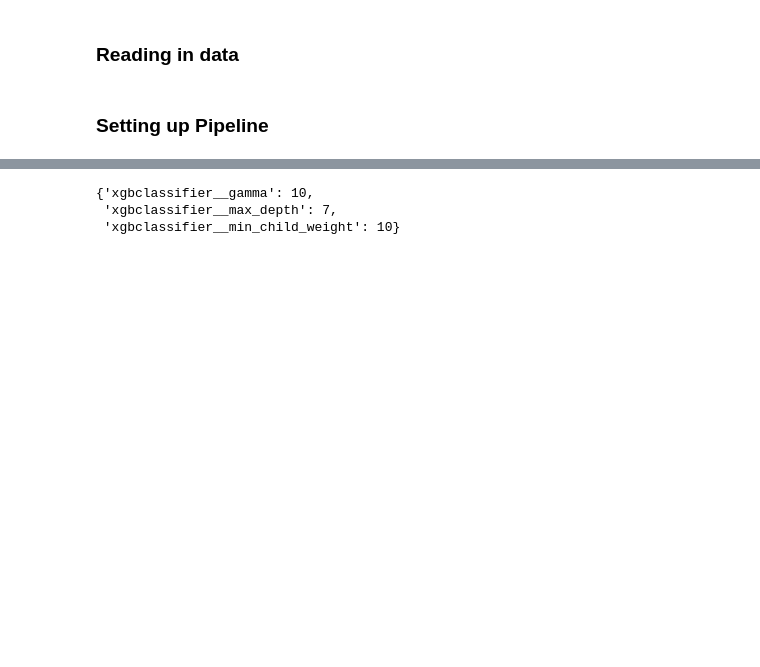
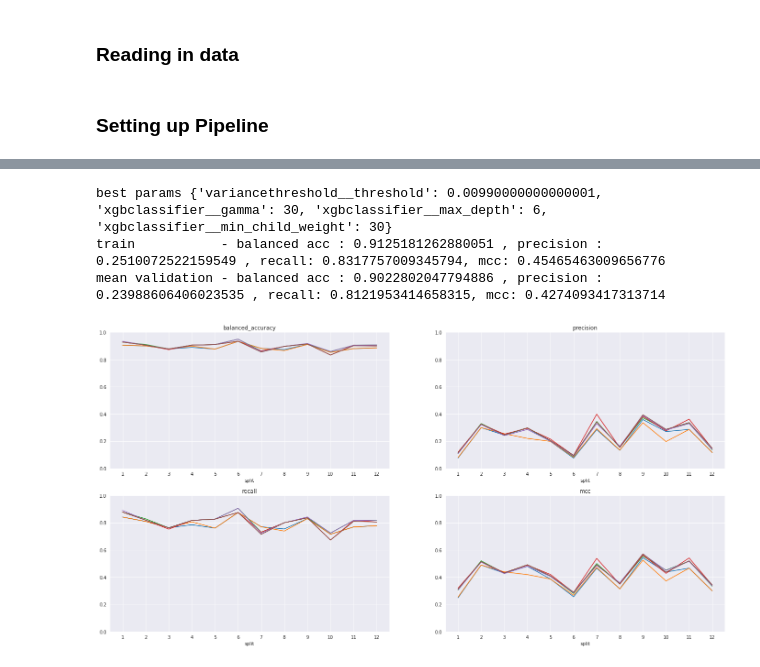
Before and after one commit to ngcheeyuan/Fraud_Detection_Capstone, a Jupyter notebook: Capstone_Final_Model_TS.ipynb, the cells around one changed output, grey strips where cells are left out. Saved outputs shown, nothing was run; the diff lists cells and outputs as text; code cells hidden in the pictures; blank space fills up the shorter version.

```diff
--- a/Capstone_Final_Model_TS.ipynb
+++ b/Capstone_Final_Model_TS.ipynb
@@ -418,6 +492,7 @@ GridSearchCV(cv=[(RangeIndex(start=0, stop=923485, step=1),
-# %%
-gs.best_params_
-# %% [output]
-{'xgbclassifier__gamma': 10,
- 'xgbclassifier__max_depth': 7,
- 'xgbclassifier__min_child_weight': 10}
+# %%
+best_score = plot_cross_val_results(gs,X_train,y_train)
+# %% [output]
+best params {'variancethreshold__threshold': 0.00990000000000001, 'xgbclassifier__gamma': 30, 'xgbclassifier__max_depth': 6, 'xgbclassifier__min_child_weight': 30}
+train           - balanced acc : 0.9125181262880051 , precision : 0.2510072522159549 , recall: 0.8317757009345794, mcc: 0.45465463009656776
+mean validation - balanced acc : 0.9022802047794886 , precision : 0.23988606406023535 , recall: 0.8121953414658315, mcc: 0.4274093417313714
+[figure, added]
```
Also changed, not shown: parts of 38 cells of this notebook.
